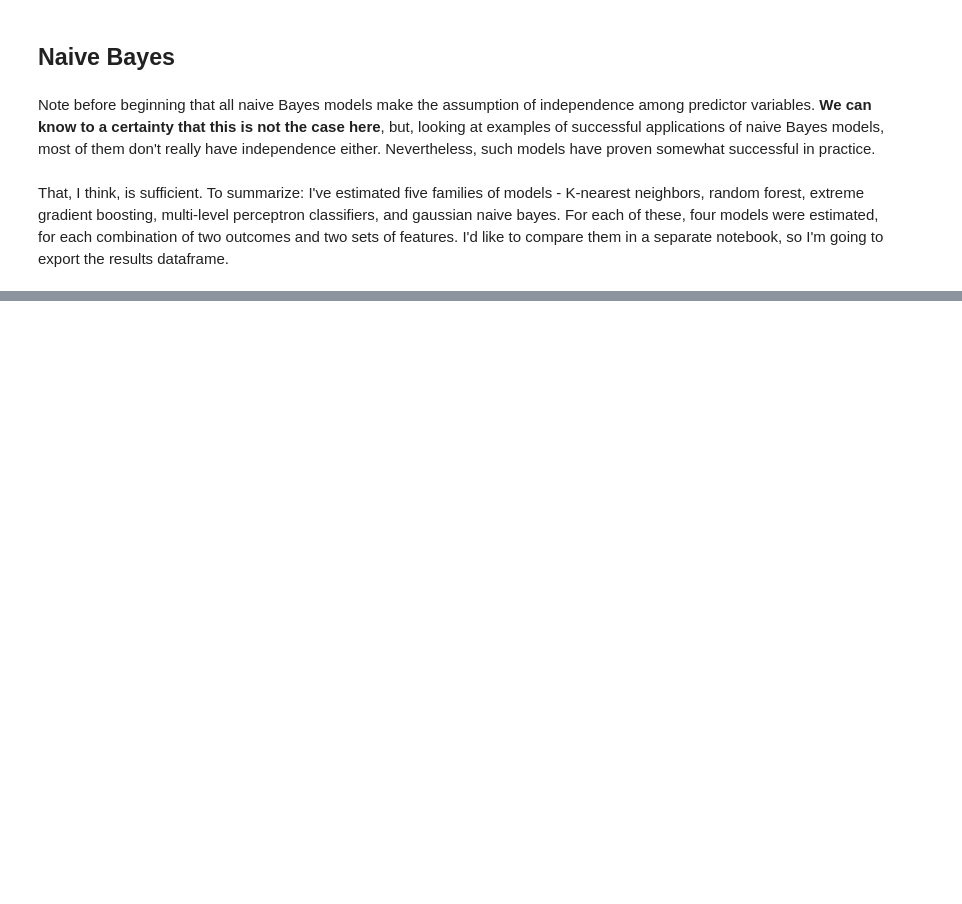
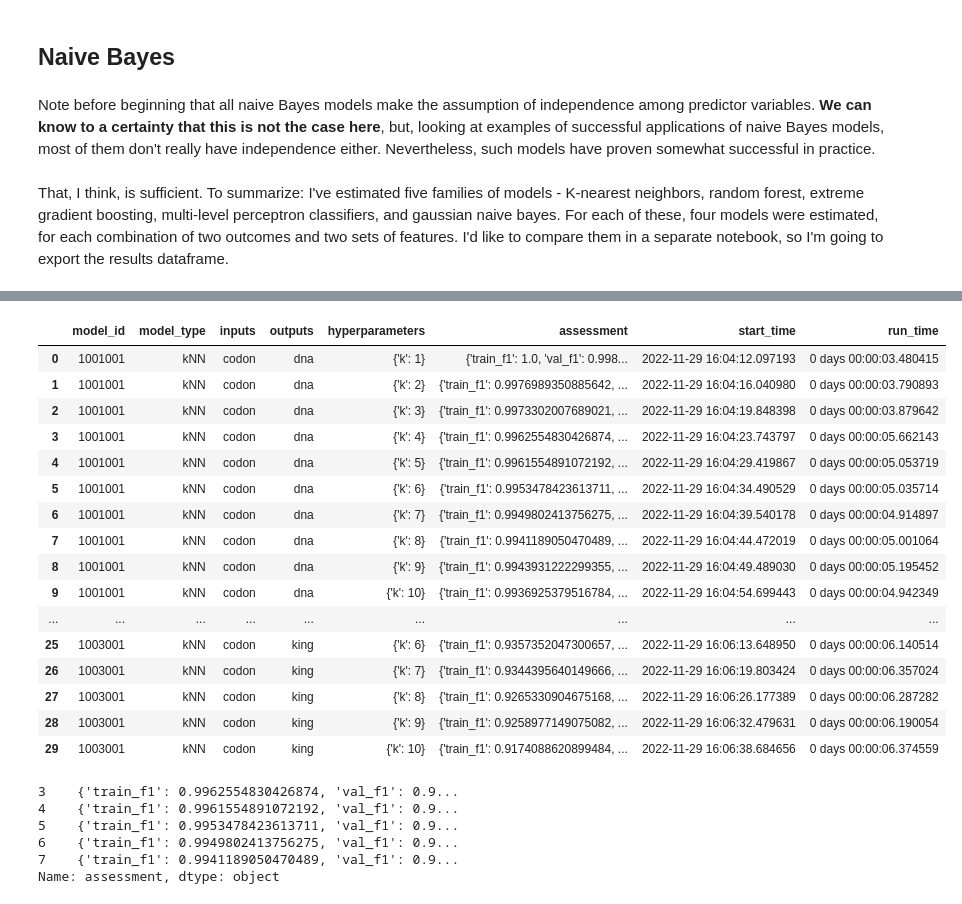
Before and after one commit to skizlik/capstone-2-dna-taxon-prediction, a Jupyter notebook: Capstone 2 Modeling.ipynb, the cells around one changed output, grey strips where cells are left out. Saved outputs shown, nothing was run; the diff lists cells and outputs as text; code cells hidden in the pictures; blank space fills up the shorter version.

```diff
--- a/Capstone 2 Modeling.ipynb
+++ b/Capstone 2 Modeling.ipynb
@@ -892,0 +1132,29 @@ results.to_pickle("results1.pkl")
+# %%
+results.head(30)
+# %% [output]
+|  | model_id | model_type | inputs | outputs | hyperparameters | assessment | start_time | run_time |
+| 0 | 1001001 | kNN | codon | dna | {'k': 1} | {'train_f1': 1.0, 'val_f1': 0.998... | 2022-11-29 16:04:12.097193 | 0 days 00:00:03.480415 |
+| 1 | 1001001 | kNN | codon | dna | {'k': 2} | {'train_f1': 0.9976989350885642, ... | 2022-11-29 16:04:16.040980 | 0 days 00:00:03.790893 |
+| 2 | 1001001 | kNN | codon | dna | {'k': 3} | {'train_f1': 0.9973302007689021, ... | 2022-11-29 16:04:19.848398 | 0 days 00:00:03.879642 |
+| 3 | 1001001 | kNN | codon | dna | {'k': 4} | {'train_f1': 0.9962554830426874, ... | 2022-11-29 16:04:23.743797 | 0 days 00:00:05.662143 |
+| 4 | 1001001 | kNN | codon | dna | {'k': 5} | {'train_f1': 0.9961554891072192, ... | 2022-11-29 16:04:29.419867 | 0 days 00:00:05.053719 |
+| 5 | 1001001 | kNN | codon | dna | {'k': 6} | {'train_f1': 0.9953478423613711, ... | 2022-11-29 16:04:34.490529 | 0 days 00:00:05.035714 |
+| 6 | 1001001 | kNN | codon | dna | {'k': 7} | {'train_f1': 0.9949802413756275, ... | 2022-11-29 16:04:39.540178 | 0 days 00:00:04.914897 |
+| 7 | 1001001 | kNN | codon | dna | {'k': 8} | {'train_f1': 0.9941189050470489, ... | 2022-11-29 16:04:44.472019 | 0 days 00:00:05.001064 |
+| 8 | 1001001 | kNN | codon | dna | {'k': 9} | {'train_f1': 0.9943931222299355, ... | 2022-11-29 16:04:49.489030 | 0 days 00:00:05.195452 |
+| 9 | 1001001 | kNN | codon | dna | {'k': 10} | {'train_f1': 0.9936925379516784, ... | 2022-11-29 16:04:54.699443 | 0 days 00:00:04.942349 |
+| ... | ... | ... | ... | ... | ... | ... | ... | ... |
+| 25 | 1003001 | kNN | codon | king | {'k': 6} | {'train_f1': 0.9357352047300657, ... | 2022-11-29 16:06:13.648950 | 0 days 00:00:06.140514 |
+| 26 | 1003001 | kNN | codon | king | {'k': 7} | {'train_f1': 0.9344395640149666, ... | 2022-11-29 16:06:19.803424 | 0 days 00:00:06.357024 |
+| 27 | 1003001 | kNN | codon | king | {'k': 8} | {'train_f1': 0.9265330904675168, ... | 2022-11-29 16:06:26.177389 | 0 days 00:00:06.287282 |
+| 28 | 1003001 | kNN | codon | king | {'k': 9} | {'train_f1': 0.9258977149075082, ... | 2022-11-29 16:06:32.479631 | 0 days 00:00:06.190054 |
+| 29 | 1003001 | kNN | codon | king | {'k': 10} | {'train_f1': 0.9174088620899484, ... | 2022-11-29 16:06:38.684656 | 0 days 00:00:06.374559 |
+# %%
+results[3:8].assessment
+# %% [output]
+3    {'train_f1': 0.9962554830426874, 'val_f1': 0.9...
+4    {'train_f1': 0.9961554891072192, 'val_f1': 0.9...
+5    {'train_f1': 0.9953478423613711, 'val_f1': 0.9...
+6    {'train_f1': 0.9949802413756275, 'val_f1': 0.9...
+7    {'train_f1': 0.9941189050470489, 'val_f1': 0.9...
+Name: assessment, dtype: object
```
Also changed, not shown: parts of 42 cells of this notebook.
